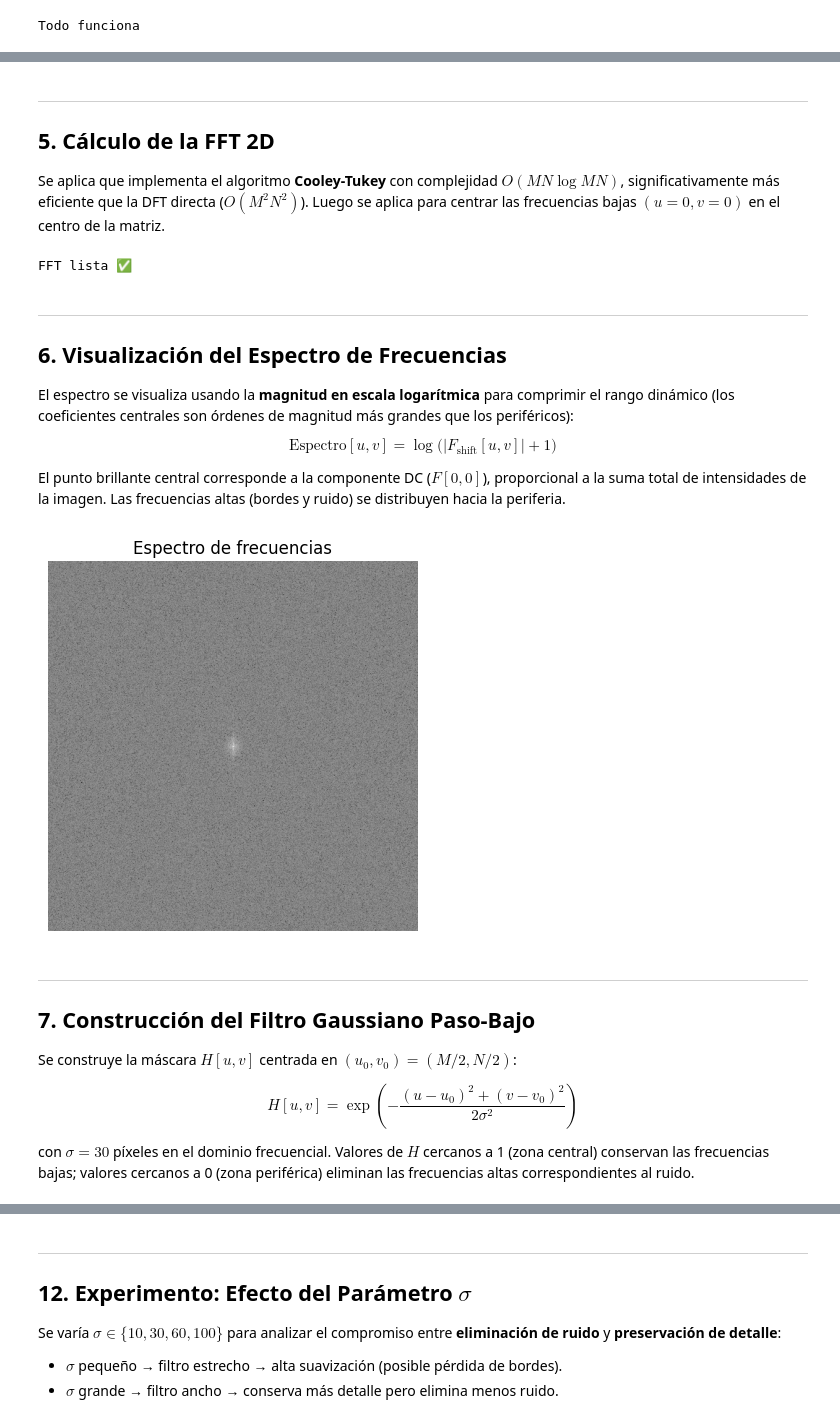
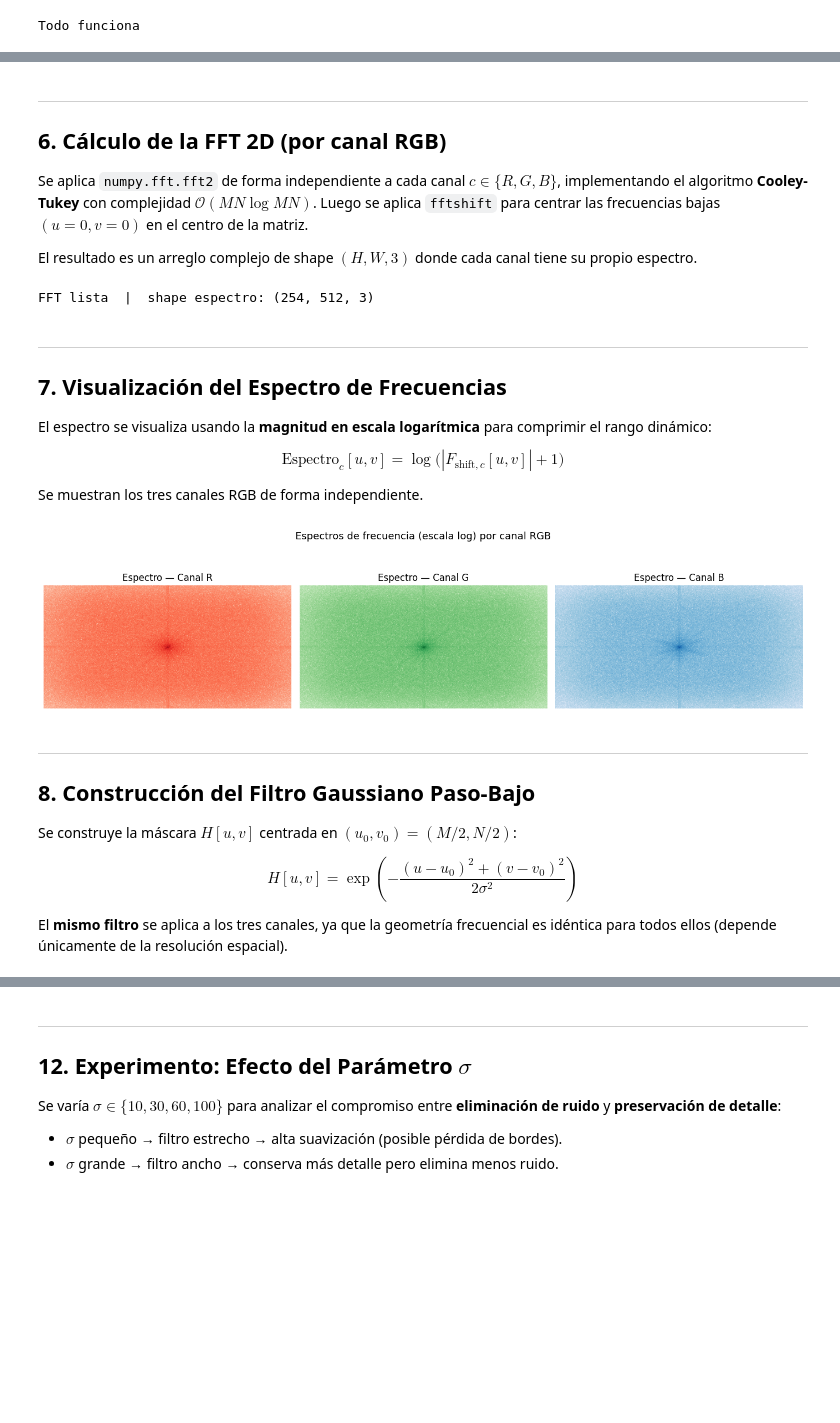
Before and after one commit to BrandonAscencio00077921/Proyecto_AN, a Jupyter notebook: proyecto_fft/notebook.ipynb, the cells around one changed output, grey strips where cells are left out. Drawn from its saved outputs; the diff is of its cells as text; code cells hidden in the pictures; blank space fills up the shorter version.

Commit message:
Feat: RGB implementation

```diff
--- a/proyecto_fft/notebook.ipynb
+++ b/proyecto_fft/notebook.ipynb
@@ -120,0 +152,8 @@ Tamaño: (512, 512)
+# %%
+# ── CONFIGURA AQUÍ EL MODO ────────────────────────────────────────────────
+#   'a'  →  la imagen está limpia; se añadirá ruido gaussiano sintético
+#   'b'  →  la imagen ya contiene ruido; se omite la adición de ruido
+MODO = 'b'   # <── cambia a 'b' si tu imagen ya tiene ruido
+
+assert MODO in ('a', 'b'), "MODO debe ser 'a' o 'b'"
+print(f"Modo seleccionado: {'(a) Añadir ruido' if MODO == 'a' else '(b) Imagen ya con ruido'}")
@@ -150,48 +195,52 @@ plt.show()
 # %% [markdown]
 ---
-## 5. Cálculo de la FFT 2D
+## 6. Cálculo de la FFT 2D (por canal RGB)
 
-Se aplica  que implementa el algoritmo **Cooley-Tukey** con complejidad $O(MN \log MN)$,
-significativamente más eficiente que la DFT directa ($O(M^2 N^2)$).
-Luego se aplica  para centrar las frecuencias bajas $(u=0, v=0)$ en el centro de la matriz.
+Se aplica `numpy.fft.fft2` de forma independiente a cada canal $c \in \{R, G, B\}$, implementando el algoritmo **Cooley-Tukey** con complejidad $\mathcal{O}(MN \log MN)$.
+Luego se aplica `fftshift` para centrar las frecuencias bajas $(u=0,v=0)$ en el centro de la matriz.
+
+El resultado es un arreglo complejo de shape $(H, W, 3)$ donde cada canal tiene su propio espectro.
 # %%
-# FFT 2D
-F = np.fft.fft2(img_ruido)
+rows, cols, _ = img_ruidosa.shape
+crow, ccol    = rows // 2, cols // 2
+Y, X          = np.ogrid[:rows, :cols]
 
-# Centrar frecuencias
-F_shift = np.fft.fftshift(F)
+# FFT 2D independiente por canal
+F_canales       = np.stack([np.fft.fft2(img_ruidosa[:, :, c]) for c in range(3)], axis=-1)
+F_shift_canales = np.stack([np.fft.fftshift(F_canales[:, :, c]) for c in range(3)], axis=-1)
 
-print("FFT lista")
+print("FFT lista  |  shape espectro:", F_shift_canales.shape)
 # %% [output]
-FFT lista ✅
+FFT lista  |  shape espectro: (254, 512, 3)
 # %% [markdown]
 ---
-## 6. Visualización del Espectro de Frecuencias
+## 7. Visualización del Espectro de Frecuencias
 
-El espectro se visualiza usando la **magnitud en escala logarítmica** para comprimir el rango dinámico
-(los coeficientes centrales son órdenes de magnitud más grandes que los periféricos):
+El espectro se visualiza usando la **magnitud en escala logarítmica** para comprimir el rango dinámico:
 
 $$
-\text{Espectro}[u,v] = \log\bigl(|F_{\text{shift}}[u,v]| + 1\bigr)
+\text{Espectro}_c[u,v] = \log\bigl(|F_{\text{shift},c}[u,v]| + 1\bigr)
 $$
 
-El punto brillante central corresponde a la componente DC ($F[0,0]$),
-proporcional a la suma total de intensidades de la imagen.
-Las frecuencias altas (bordes y ruido) se distribuyen hacia la periferia.
+Se muestran los tres canales RGB de forma independiente.
 # %%
-# Magnitud del espectro
-magnitude = np.log(np.abs(F_shift) + 1)
+nombres_canales = ['Canal R', 'Canal G', 'Canal B']
+cmaps           = ['Reds', 'Greens', 'Blues']
 
-# Mostrar
-plt.imshow(magnitude, cmap='gray')
-plt.title("Espectro de frecuencias")
-plt.axis('off')
+fig, axes = plt.subplots(1, 3, figsize=(14, 4))
+for c in range(3):
+    magnitude = np.log(np.abs(F_shift_canales[:, :, c]) + 1)
+    axes[c].imshow(magnitude, cmap=cmaps[c])
+    axes[c].set_title(f"Espectro — {nombres_canales[c]}")
+    axes[c].axis('off')
+plt.suptitle("Espectros de frecuencia (escala log) por canal RGB", fontsize=13)
+plt.tight_layout()
 plt.show()
 # %% [output]
-[figure, old version]
+[figure, new version]
 # %% [markdown]
 ---
-## 7. Construcción del Filtro Gaussiano Paso-Bajo
+## 8. Construcción del Filtro Gaussiano Paso-Bajo
 
 Se construye la máscara $H[u,v]$ centrada en $(u_0, v_0) = (M/2, N/2)$:
 
@@ -199,7 +248,6 @@ $$
 H[u, v] = \exp\!\left(-\frac{(u - u_0)^2 + (v - v_0)^2}{2\sigma^2}\right)
 $$
 
-con $\sigma = 30$ píxeles en el dominio frecuencial.
-Valores de $H$ cercanos a 1 (zona central) conservan las frecuencias bajas;
-valores cercanos a 0 (zona periférica) eliminan las frecuencias altas correspondientes al ruido.
+El **mismo filtro** se aplica a los tres canales, ya que la geometría frecuencial
+es idéntica para todos ellos (depende únicamente de la resolución espacial).
 # %%
```
Also changed, not shown: parts of 26 cells of this notebook, 2 other files.
